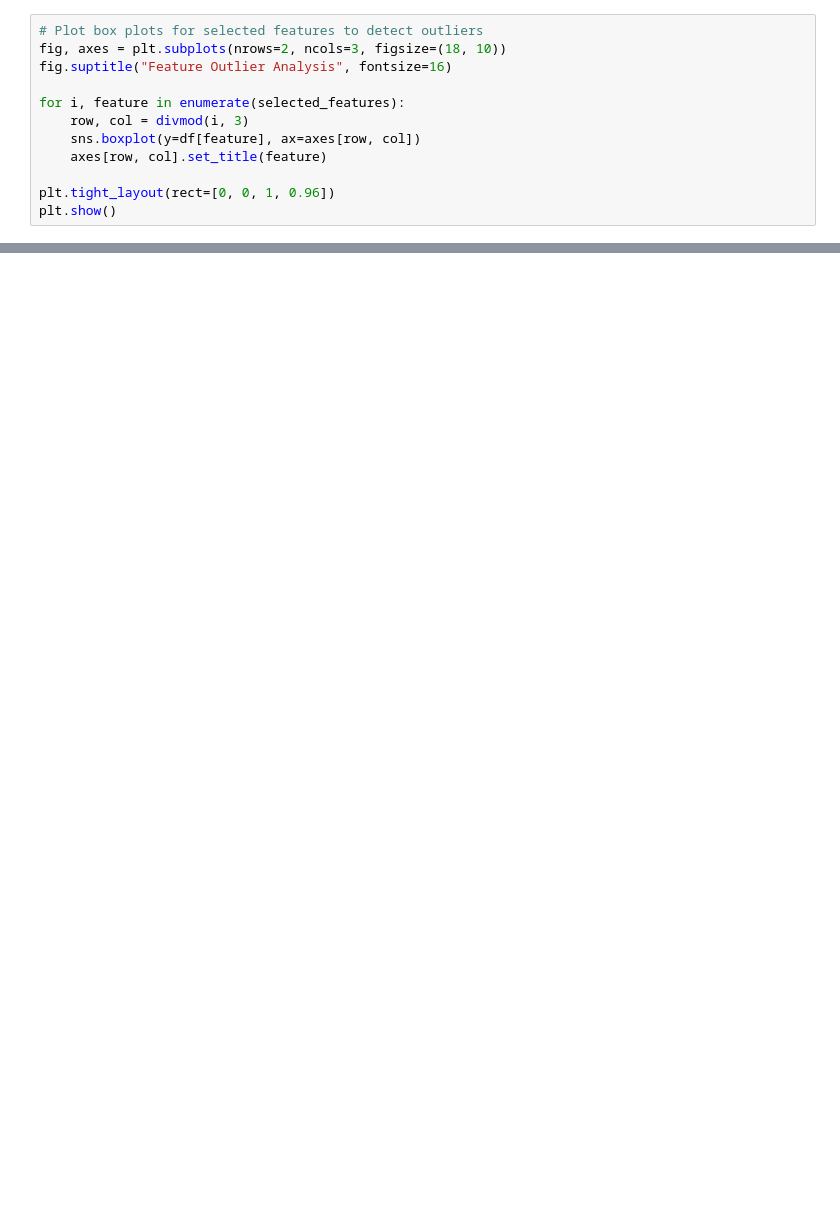
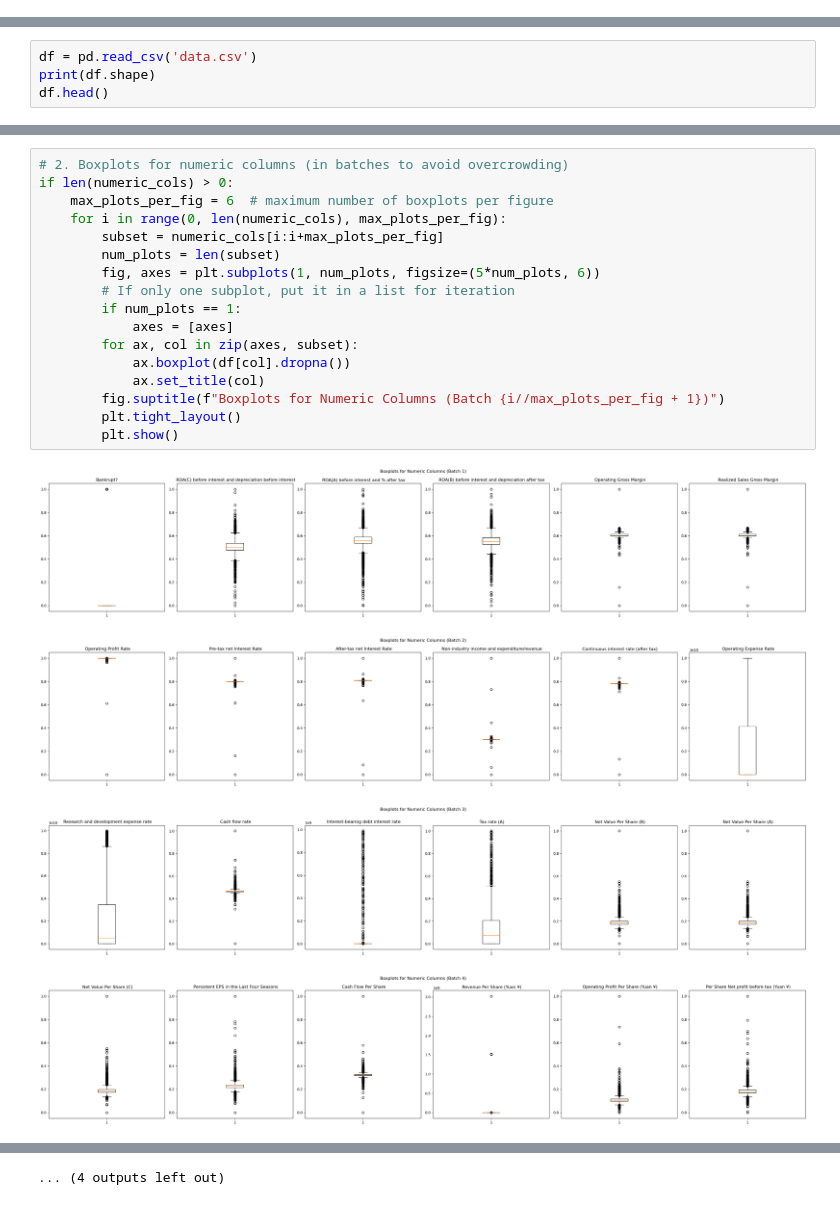
Before and after one commit to JonBierly/MLmidterm, a Jupyter notebook: eda.ipynb, the cells around one changed output, grey strips where cells are left out. Saved outputs shown, nothing was run; the diff lists cells and outputs as text; blank space fills up the shorter version.

```diff
--- a/eda.ipynb
+++ b/eda.ipynb
@@ -200,12 +0,0 @@ dtype: float64
-# %%
-# Plot box plots for selected features to detect outliers
-fig, axes = plt.subplots(nrows=2, ncols=3, figsize=(18, 10))
-fig.suptitle("Feature Outlier Analysis", fontsize=16)
-
-for i, feature in enumerate(selected_features):
-    row, col = divmod(i, 3)
-    sns.boxplot(y=df[feature], ax=axes[row, col])
-    axes[row, col].set_title(feature)
-
-plt.tight_layout(rect=[0, 0, 1, 0.96])
-plt.show()
@@ -363,0 +16,4 @@ The preprocessed dataset is now ready, including:
+# %%
+df = pd.read_csv('data.csv')
+print(df.shape)
+df.head()
@@ -363,0 +71,22 @@ The preprocessed dataset is now ready, including:
+# %%
+# 2. Boxplots for numeric columns (in batches to avoid overcrowding)
+if len(numeric_cols) > 0:
+    max_plots_per_fig = 6  # maximum number of boxplots per figure
+    for i in range(0, len(numeric_cols), max_plots_per_fig):
+        subset = numeric_cols[i:i+max_plots_per_fig]
+        num_plots = len(subset)
+        fig, axes = plt.subplots(1, num_plots, figsize=(5*num_plots, 6))
+        # If only one subplot, put it in a list for iteration
+        if num_plots == 1:
+            axes = [axes]
+        for ax, col in zip(axes, subset):
+            ax.boxplot(df[col].dropna())
+            ax.set_title(col)
+        fig.suptitle(f"Boxplots for Numeric Columns (Batch {i//max_plots_per_fig + 1})")
+        plt.tight_layout()
+        plt.show()
+# %% [output]
+[figure, added]
+[figure, added]
+[figure, added]
+[figure, added]
@@ -363,0 +101 @@ The preprocessed dataset is now ready, including:
+... (4 outputs left out)
```
Also changed, not shown: parts of 26 cells of this notebook.
